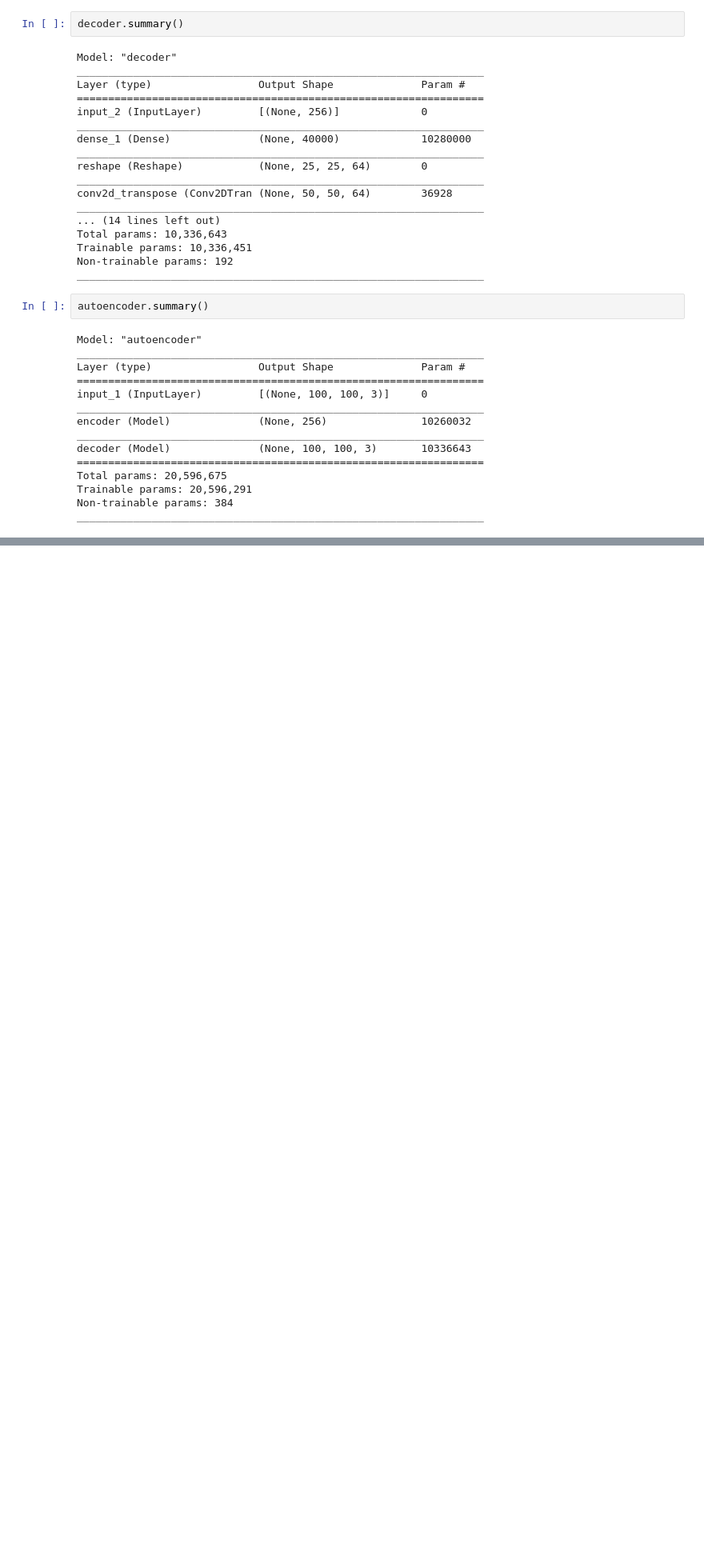
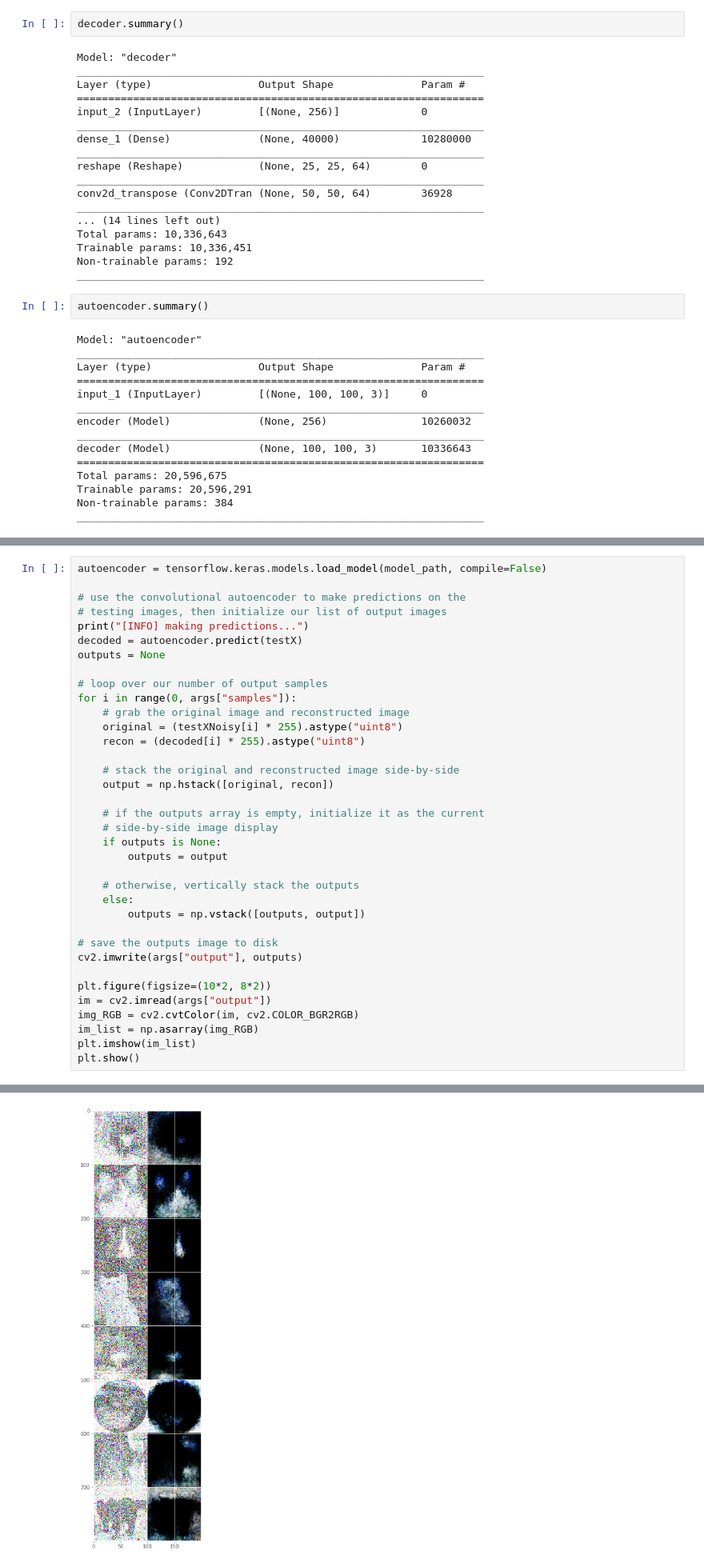
Before and after one commit to emmanuelol/02_keras_py, a Jupyter notebook: experiment/tf_autoencoder_Cats_Dogs.ipynb, the cells around one changed output, grey strips where cells are left out. Shown at 80% size. Drawn from its saved outputs; the diff is of its cells as text; blank space fills up the shorter version.

```diff
--- a/experiment/tf_autoencoder_Cats_Dogs.ipynb
+++ b/experiment/tf_autoencoder_Cats_Dogs.ipynb
@@ -249,0 +328,37 @@ plt.show()
+# %%
+autoencoder = tensorflow.keras.models.load_model(model_path, compile=False)
+
+# use the convolutional autoencoder to make predictions on the
+# testing images, then initialize our list of output images
+print("[INFO] making predictions...")
+decoded = autoencoder.predict(testX)
+outputs = None
+
+# loop over our number of output samples
+for i in range(0, args["samples"]):
+    # grab the original image and reconstructed image
+    original = (testXNoisy[i] * 255).astype("uint8")
+    recon = (decoded[i] * 255).astype("uint8")
+
+    # stack the original and reconstructed image side-by-side
+    output = np.hstack([original, recon])
+
+    # if the outputs array is empty, initialize it as the current
+    # side-by-side image display
+    if outputs is None:
+        outputs = output
+
+    # otherwise, vertically stack the outputs
+    else:
+        outputs = np.vstack([outputs, output])
+
+# save the outputs image to disk
+cv2.imwrite(args["output"], outputs)
+
+plt.figure(figsize=(10*2, 8*2))
+im = cv2.imread(args["output"])
+img_RGB = cv2.cvtColor(im, cv2.COLOR_BGR2RGB)
+im_list = np.asarray(img_RGB)
+plt.imshow(im_list)
+plt.show()
+# %% [output]
@@ -249,0 +366 @@ plt.show()
+[figure, added]
```
Also changed, not shown: parts of 13 cells of this notebook.
